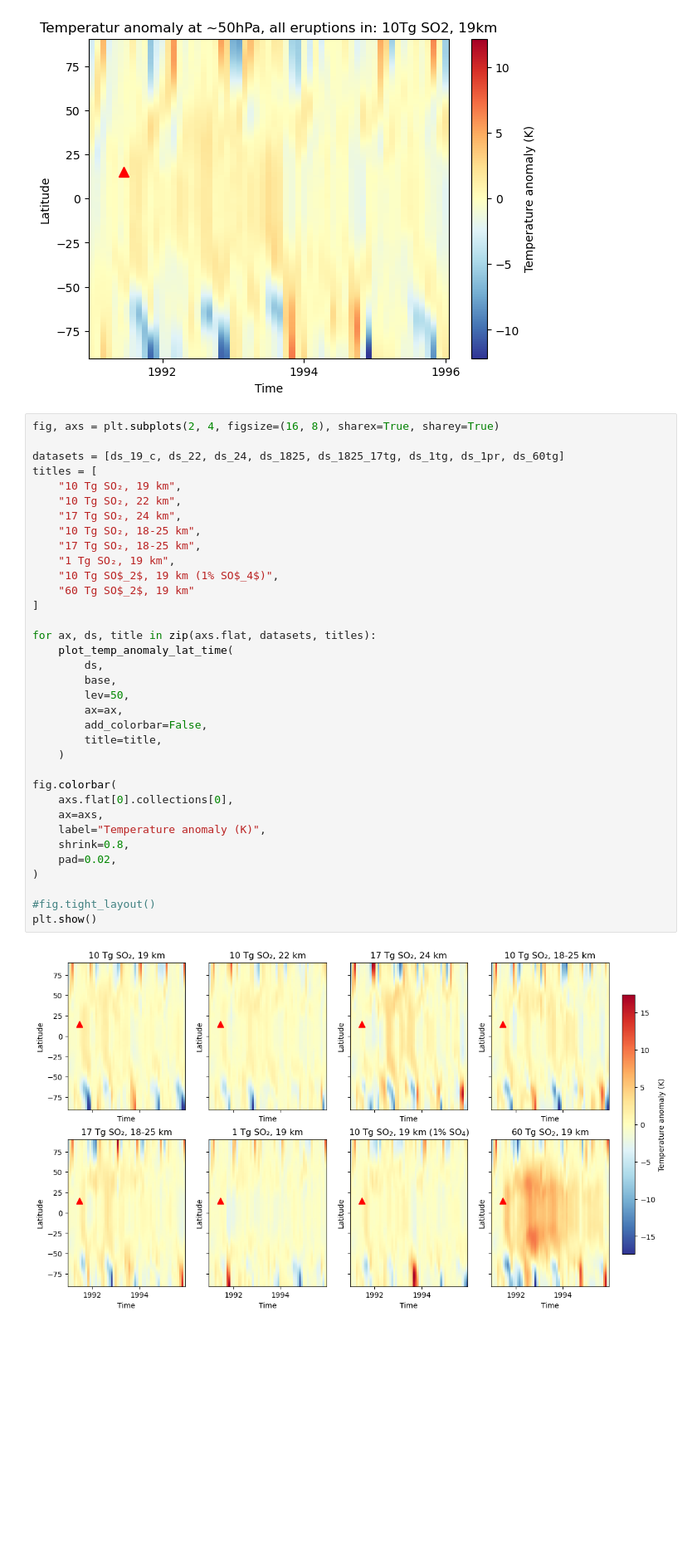
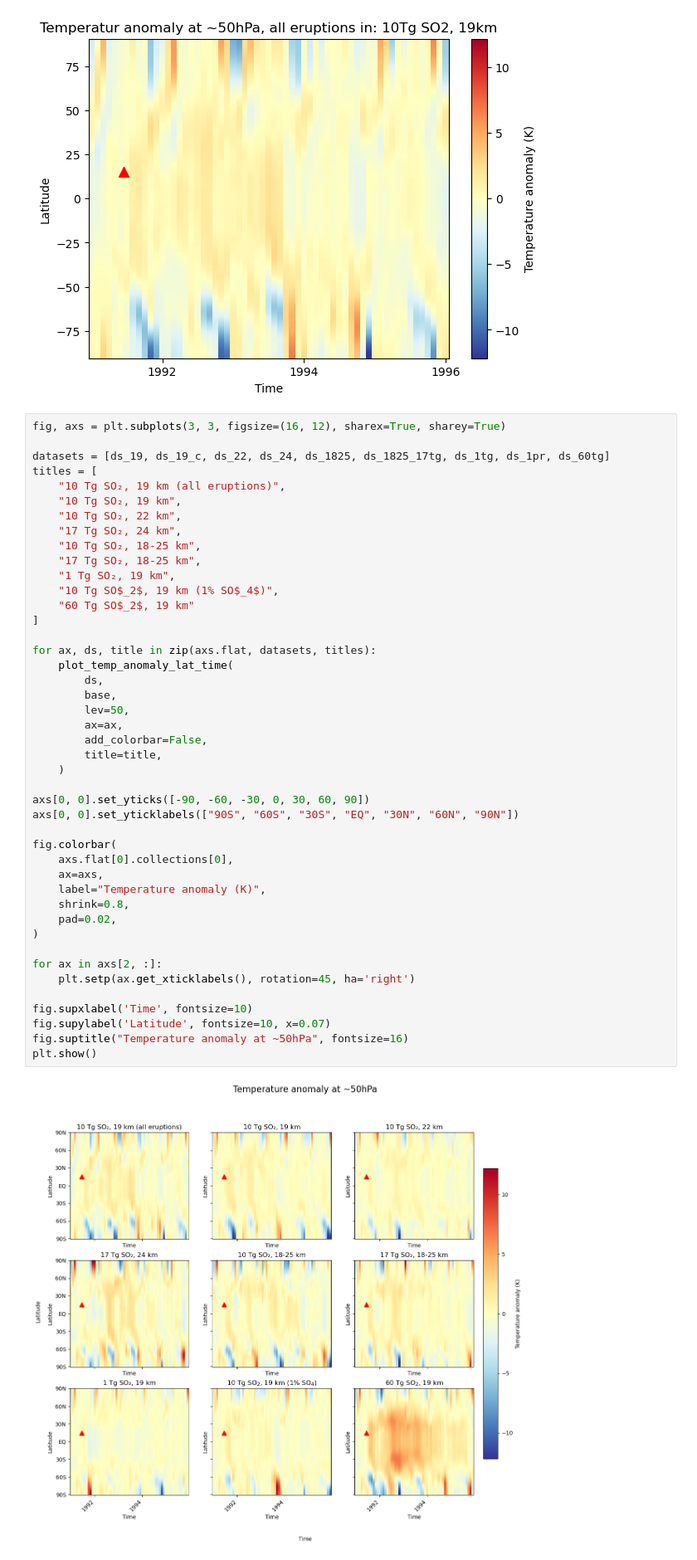
Before and after one commit to EliHHogemo/master_thesis, a Jupyter notebook: climate_responces.ipynb, the cells around one changed output. Shown at 83% size. Drawn from its saved outputs; the diff is of its cells as text; blank space fills up the shorter version.

Commit message:
genious move in test_fles, should do the same in the other notebooks as well. Also figured it must be a while since I updated on Git, so here we go

```diff
--- a/climate_responces.ipynb
+++ b/climate_responces.ipynb
@@ -219,39 +266,48 @@ plot_temp_anomaly_lat_time(ds_19, base_clim = base, title="Temperatur anomaly at
 <Axes: title={'center': 'Temperatur anomaly at ~50hPa, all eruptions in: 10Tg SO2, 19km'}, xlabel='Time', ylabel='Latitude'>
 [figure]
 # %%
-fig, axs = plt.subplots(2, 4, figsize=(16, 8), sharex=True, sharey=True)
+fig, axs = plt.subplots(3, 3, figsize=(16, 12), sharex=True, sharey=True)
 
-datasets = [ds_19_c, ds_22, ds_24, ds_1825, ds_1825_17tg, ds_1tg, ds_1pr, ds_60tg]
+datasets = [ds_19, ds_19_c, ds_22, ds_24, ds_1825, ds_1825_17tg, ds_1tg, ds_1pr, ds_60tg]
 titles = [
+    "10 Tg SO₂, 19 km (all eruptions)",
     "10 Tg SO₂, 19 km",
     "10 Tg SO₂, 22 km",
     "17 Tg SO₂, 24 km",
     "10 Tg SO₂, 18-25 km",
     "17 Tg SO₂, 18-25 km",
     "1 Tg SO₂, 19 km",
     "10 Tg SO$_2$, 19 km (1% SO$_4$)",
     "60 Tg SO$_2$, 19 km"
 ]
 
 for ax, ds, title in zip(axs.flat, datasets, titles):
     plot_temp_anomaly_lat_time(
         ds,
         base,
         lev=50,
         ax=ax,
         add_colorbar=False,
         title=title,
     )
 
+axs[0, 0].set_yticks([-90, -60, -30, 0, 30, 60, 90])
+axs[0, 0].set_yticklabels(["90S", "60S", "30S", "EQ", "30N", "60N", "90N"])
+
 fig.colorbar(
     axs.flat[0].collections[0],
     ax=axs,
     label="Temperature anomaly (K)",
     shrink=0.8,
     pad=0.02,
 )
 
-#fig.tight_layout()
+for ax in axs[2, :]:
+    plt.setp(ax.get_xticklabels(), rotation=45, ha='right')
+
+fig.supxlabel('Time', fontsize=10)
+fig.supylabel('Latitude', fontsize=10, x=0.07)
+fig.suptitle("Temperature anomaly at ~50hPa", fontsize=16)
 plt.show()
 # %% [output]
-[figure, old version]
+[figure, new version]
```
Also changed, not shown: parts of 30 cells of this notebook, 5 other files.
